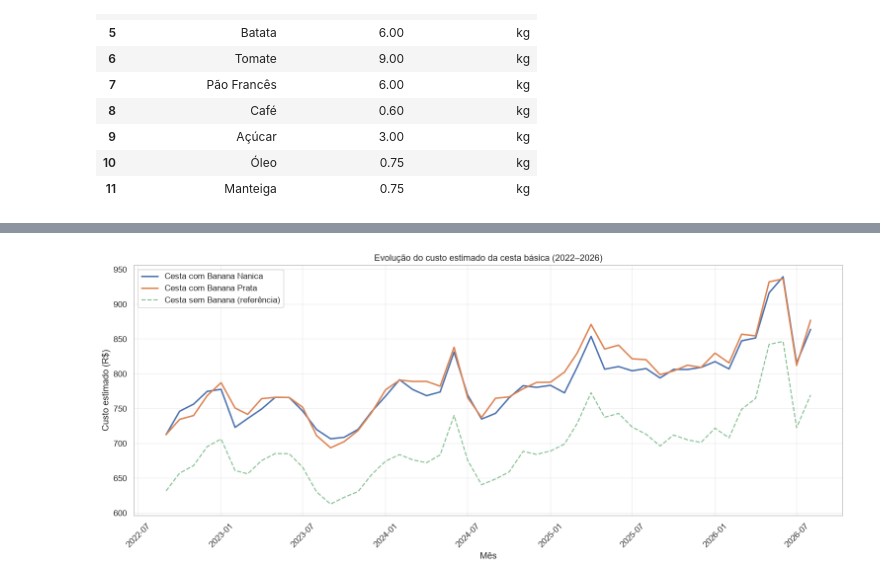
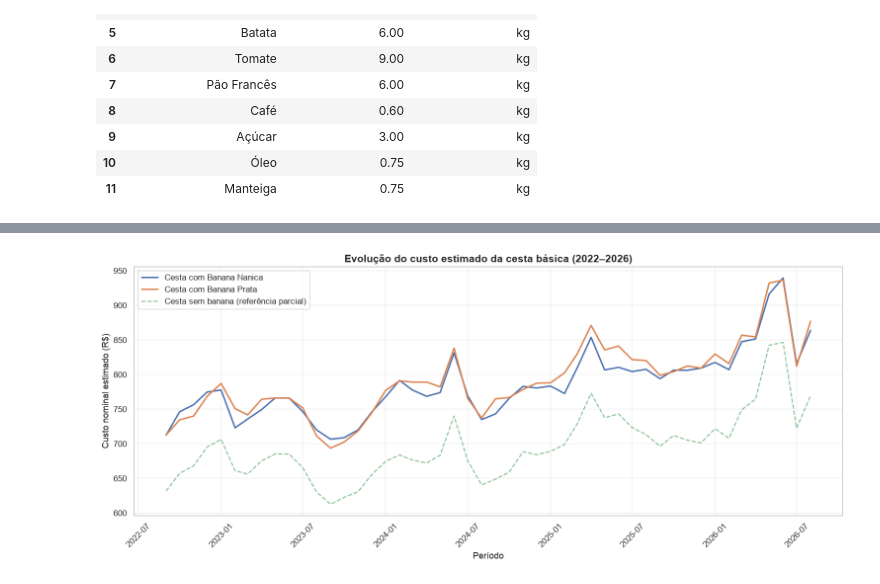
Before and after one commit to Lucas-Ibrahim/cesta-basica-analise, a Jupyter notebook: notebooks/02_acessibilidade.ipynb, the cells around one changed output, grey strips where cells are left out. Drawn from its saved outputs; the diff is of its cells as text; code cells hidden in the pictures.

```diff
--- a/notebooks/02_acessibilidade.ipynb
+++ b/notebooks/02_acessibilidade.ipynb
@@ -371,6 +387,6 @@ Nome: ICB_DADOS_2026.xlsx | Extensão: .xlsx | Caminho: ..\data\raw\ICB_DADOS_20
 # %%
 # Caminho do arquivo original
-ARQUIVO_ORIGINAL = Path("../data/raw/ICB_DADOS_2026.xlsx")
+ARQUIVO_ORIGINAL = RAW / "ICB_DADOS_2026.xlsx"
 
 # Identificar as planilhas existentes
 excel = pd.ExcelFile(ARQUIVO_ORIGINAL)
@@ -515,6 +529,7 @@ for alimento, produtos in correspondencia.items():
             "Alimento": alimento,
             "Produto na base": produto,
             "Registros": len(dados),
+            "Meses disponíveis": dados["mes"].nunique(),
             "Quantidades encontradas": sorted(
                 dados["quantidade"].dropna().unique().tolist()
             )
@@ -781,13 +797,27 @@ produtos_cesta = composicao["produto"].tolist()
 
 disponiveis = sorted(df_mensal["produto"].unique())
 
+total_meses = df_mensal["mes"].nunique()
+
 for produto in produtos_cesta:
+    meses = df_mensal.loc[
+        df_mensal["produto"] == produto, "mes"
+    ].nunique()
+
     if produto in disponiveis:
-        print(f"OK - {produto}")
+        print(f"OK - {produto}: {meses}/{total_meses} meses")
     else:
         print(f"FALTA - {produto}")
 
 print("\nBananas:")
+
 for produto in ["Banana Nanica", "Banana Prata"]:
-    print(f"{produto}: {'OK' if produto in disponiveis else 'FALTA'}")
+    meses = df_mensal.loc[
+        df_mensal["produto"] == produto, "mes"
+    ].nunique()
+
+    if produto in disponiveis:
+        print(f"OK - {produto}: {meses}/{total_meses} meses")
+    else:
+        print(f"FALTA - {produto}")
 # %% [output]
@@ -1006,38 +1040,47 @@ Variação entre o primeiro e o último mês: 23.06%
 # %%
-import matplotlib.pyplot as plt
-
 plt.figure(figsize=(14, 6))
 
 plt.plot(
     resultado_cesta["mes"],
     resultado_cesta["cesta_banana_nanica"],
     label="Cesta com Banana Nanica",
     linewidth=2
 )
 
 plt.plot(
     resultado_cesta["mes"],
     resultado_cesta["cesta_banana_prata"],
     label="Cesta com Banana Prata",
     linewidth=2
 )
 
 plt.plot(
     resultado_cesta["mes"],
     resultado_cesta["custo_sem_banana"],
-    label="Cesta sem Banana (referência)",
+    label="Cesta sem banana (referência parcial)",
     linestyle="--",
     alpha=0.7
 )
 
-plt.title("Evolução do custo estimado da cesta básica (2022–2026)")
-plt.xlabel("Mês")
-plt.ylabel("Custo estimado (R$)")
+plt.title(
+    "Evolução do custo estimado da cesta básica (2022–2026)",
+    fontsize=14,
+    fontweight="bold"
+)
+
+plt.xlabel("Período")
+plt.ylabel("Custo nominal estimado (R$)")
 plt.legend()
 plt.grid(True, alpha=0.3)
 plt.xticks(rotation=45)
 plt.tight_layout()
 
+plt.savefig(
+    FIG / "evolucao_custo_cesta.png",
+    dpi=150,
+    bbox_inches="tight"
+)
+
 plt.show()
 # %% [output]
-[figure, old version]
+[figure, new version]
```
Also changed, not shown: parts of 41 cells of this notebook, 4 other files.
